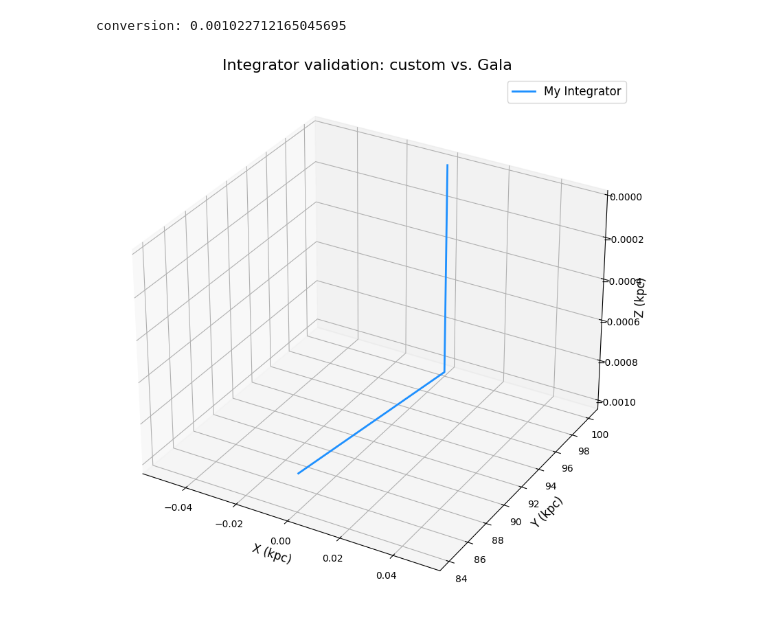
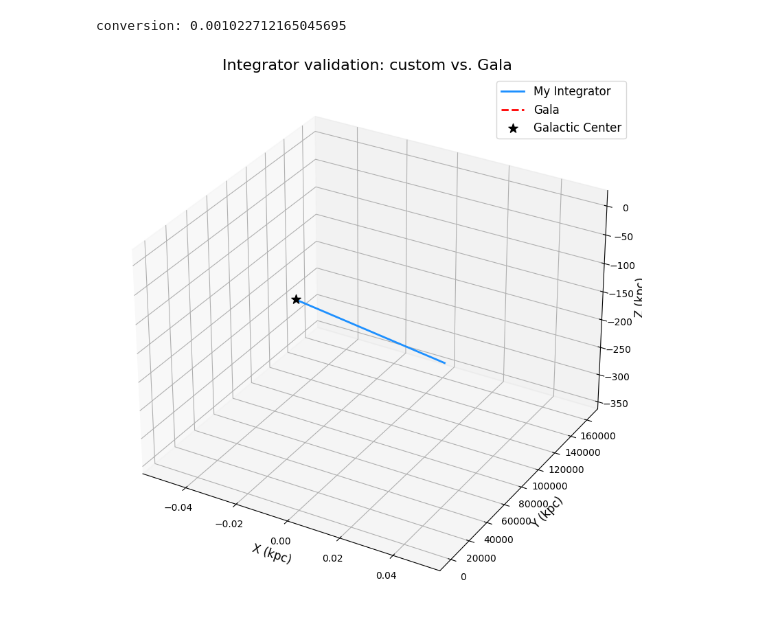
Before and after one commit to andrewqin29/hvs-integrator, a Jupyter notebook: notebooks/orbit_integration.ipynb, the cells around one changed output. Saved outputs shown, nothing was run; the diff lists cells and outputs as text; code cells hidden in the pictures.

```diff
--- a/notebooks/orbit_integration.ipynb
+++ b/notebooks/orbit_integration.ipynb
@@ -34,7 +34,7 @@ custom_potential = MWPotential()
 gala_potential = gp.MilkyWayPotential2022()
 
 initial_pos = np.array([0., 100, 0])
-initial_vel = np.array([0, -1, 2])
+initial_vel = np.array([0, -1, -2])
 
 initial_vel_kpcmyr = initial_vel * KM_S_TO_KPC_MYR
 
@@ -50,34 +50,34 @@ my_orbit[0] = np.concatenate([initial_pos, initial_vel_kpcmyr])
 for i in range(1, N_STEPS):
     prev_pos = my_orbit[i-1, :3]
     prev_vel = my_orbit[i-1, 3:]
     new_pos, new_vel = leapfrog_step(prev_pos, prev_vel, DT, custom_potential.get_acceleration)
     my_orbit[i] = np.concatenate([new_pos, new_vel])
 
 
 # run gala integrator
 initial = gd.PhaseSpacePosition(pos=initial_pos * u.kpc,
                                 vel=initial_vel * u.km / u.s)
 gala_orbit = gala_potential.integrate_orbit(initial, dt=DT * u.Myr,
                                             n_steps=N_STEPS-1,
                                             Integrator=gi.LeapfrogIntegrator)
 
 # plot results
 fig = plt.figure(figsize=(12, 10))
 ax = fig.add_subplot(111, projection='3d')
 
 ax.plot(my_orbit[:, 0], my_orbit[:, 1], my_orbit[:, 2],
         label='My Integrator', lw=2, color='dodgerblue')
 
-# ax.plot(gala_orbit.x, gala_orbit.y, gala_orbit.z,
-#         label='Gala', lw=2, color='red', linestyle='--')
+ax.plot(gala_orbit.x, gala_orbit.y, gala_orbit.z,
+        label='Gala', lw=2, color='red', linestyle='--')
 
-# ax.scatter(0, 0, 0, color='black', s=100, marker='*', label='Galactic Center')
+ax.scatter(0, 0, 0, color='black', s=100, marker='*', label='Galactic Center')
 
 ax.set_xlabel("X (kpc)", fontsize=12)
 ax.set_ylabel("Y (kpc)", fontsize=12)
 ax.set_zlabel("Z (kpc)", fontsize=12)
 ax.set_title("Integrator validation: custom vs. Gala", fontsize=16)
 ax.legend(fontsize=12)
 plt.show()
 # %% [output]
-[figure, old version]
+[figure, new version]
```
Also changed, not shown: 1 other file.
